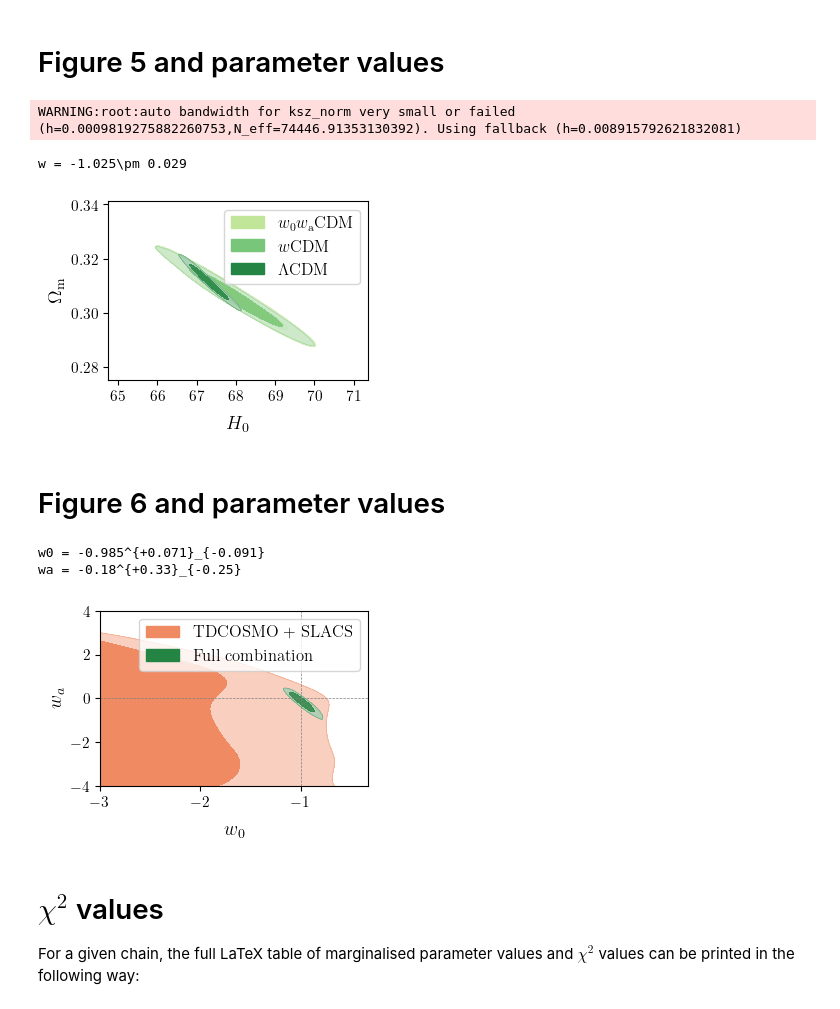
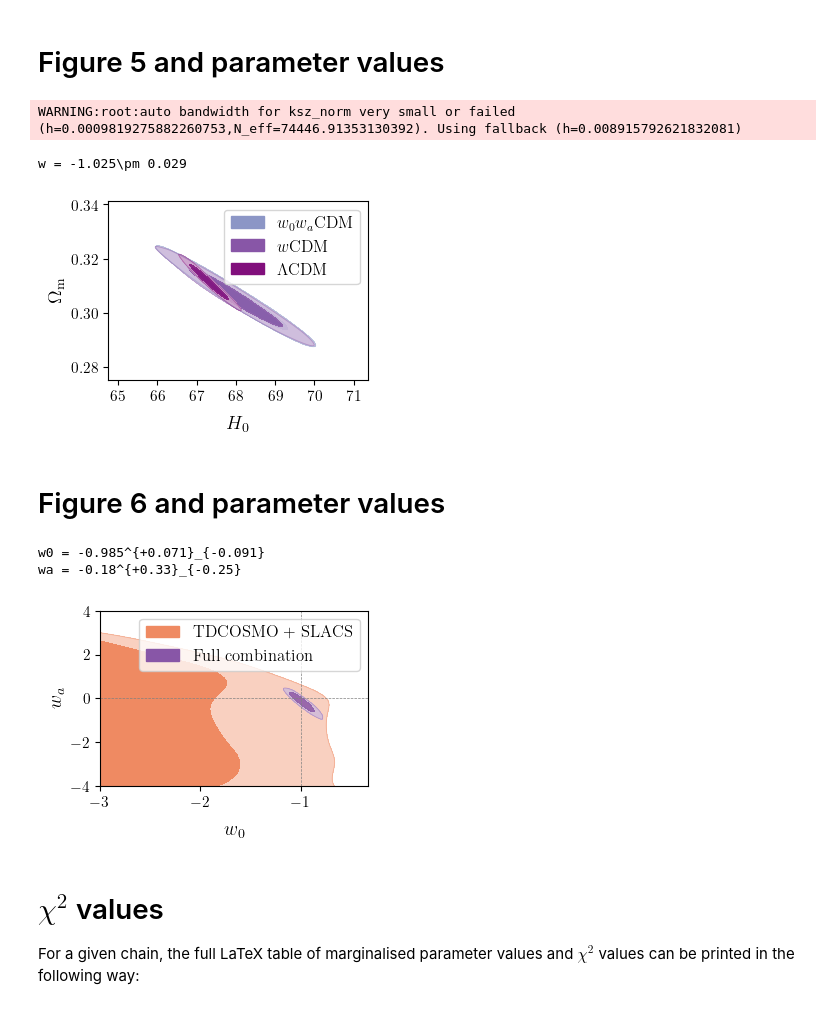
Before and after one commit to nataliehogg/slide, a Jupyter notebook: results_and_figures.ipynb, the cells around one changed output. Drawn from its saved outputs; the diff is of its cells as text; code cells hidden in the pictures.

Commit message:
change contour colours

```diff
--- a/results_and_figures.ipynb
+++ b/results_and_figures.ipynb
@@ -186,27 +187,27 @@ g.add_legend(labels, colored_text=False)
 # %%
 lcdm = loadMCSamples(path + 'full_lcdm', settings={'ignore_rows':burn_in})
 wcdm = loadMCSamples(path + 'full_wcdm', settings={'ignore_rows':burn_in})
 w0wa = loadMCSamples(path + 'full_w0wa', settings={'ignore_rows':burn_in})
 
 samples = [w0wa, wcdm, lcdm]
 
-labels = [ r'$w_0w_{\rm a}$CDM', r'$w$CDM', r'$\Lambda$CDM']
+labels = [ r'$w_0w_a$CDM', r'$w$CDM', r'$\Lambda$CDM']
 
 g = plots.get_single_plotter(width_inch=3.5)
 
 params = ['H0', 'omegam']
 
-colors = ['#c2e699','#78c679','#238443']
+colors = ['#8c96c6', '#8856a7', '#810f7c']
 
-g.plot_2d(samples, params, filled=True, colors = colors, contour_lws=2)
+g.plot_2d(samples, params, filled=True, colors = colors)
 
 g.add_legend(labels, colored_text=False)
 
 print(wcdm.getInlineLatex('w', limit=1))
 # %% [output]
 WARNING:root:auto bandwidth for ksz_norm very small or failed (h=0.0009819275882260753,N_eff=74446.91353130392). Using fallback (h=0.008915792621832081)
 w = -1.025\pm 0.029
-[figure, old version]
+[figure, new version]
 # %% [markdown]
 # Figure 6 and parameter values
 # %%
@@ -221,9 +222,9 @@ g = plots.get_single_plotter(width_inch=3.5)
 
 params = ['w0', 'wa']
 
-colors = ['#ef8a62', '#238443']
+colors = ['#ef8a62','#8856a7']
 
-g.plot_2d(samples, params, filled=True, colors = colors, contour_lws=2)
+g.plot_2d(samples, params, filled=True, colors = colors)
 
 g.add_param_markers({'w0': -1, 'wa': 0})
 
@@ -234,7 +235,7 @@ print(full.getInlineLatex('wa', limit=1))
 # %% [output]
 w0 = -0.985^{+0.071}_{-0.091}
 wa = -0.18^{+0.33}_{-0.25}
-[figure, old version]
+[figure, new version]
 # %% [markdown]
 # $\chi^2$ values
 
```
Also changed, not shown: parts of 3 cells of this notebook.
